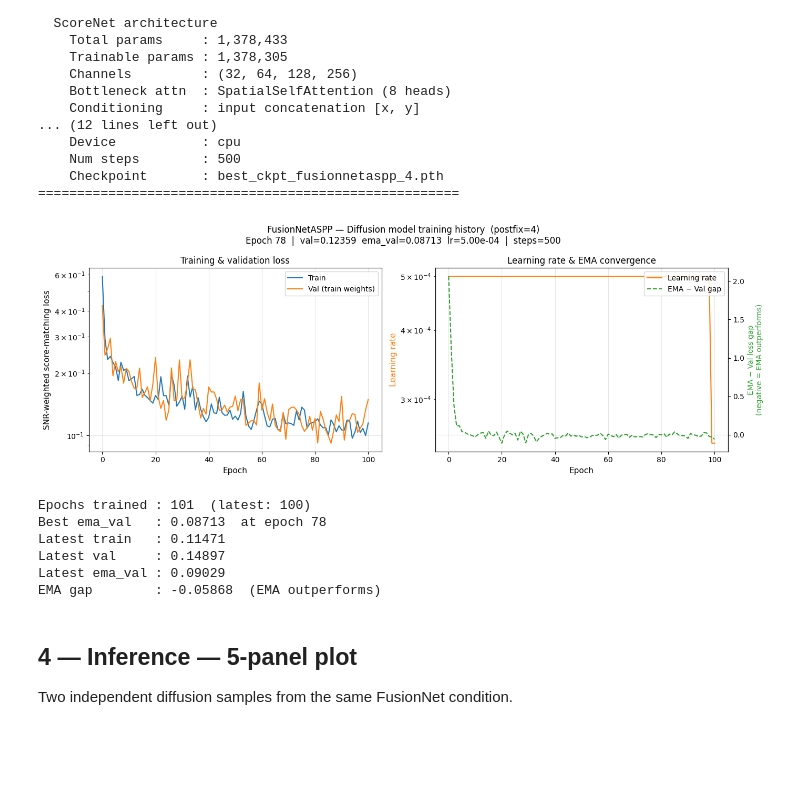
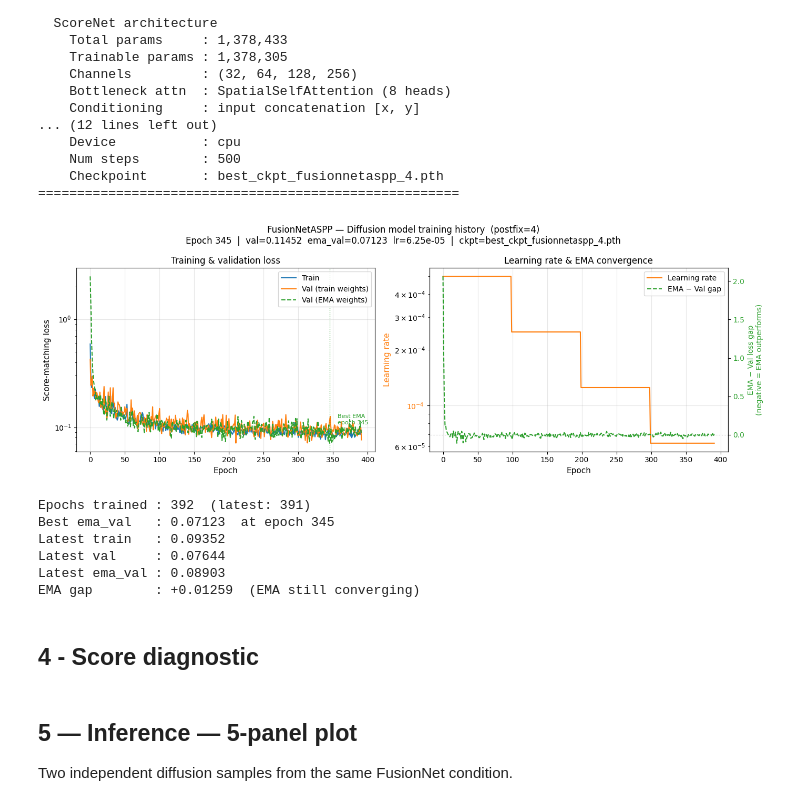
Before and after one commit to NinnaL/Master-thesis---Super-resolution-sea-ice-concentration-using-generative-AI, a Jupyter notebook: Code/lib/diffusion/diffusion_SR_ASIP_from_AMSR2.ipynb, the cells around one changed output. Saved outputs shown, nothing was run; the diff lists cells and outputs as text; code cells hidden in the pictures; blank space fills up the shorter version.

```diff
--- a/Code/lib/diffusion/diffusion_SR_ASIP_from_AMSR2.ipynb
+++ b/Code/lib/diffusion/diffusion_SR_ASIP_from_AMSR2.ipynb
@@ -162,46 +162,39 @@ print("=" * 54)
     Checkpoint       : best_ckpt_fusionnetaspp_4.pth
 ======================================================
 # %%
-if not os.path.exists(HISTORY_PATH):
+if not _h:
     print('No history file found — run training first.')
 else:
-    with open(HISTORY_PATH) as f:
-        history = json.load(f)
-
-    epochs     = history['epoch']
-    train_loss = history['train_loss']
-    val_loss   = history['val_loss']
-    ema_loss   = history.get('ema_val_loss', [])
+    epochs     = _h['epoch']
+    train_loss = _h['train_loss']
+    val_loss   = _h['val_loss']
+    ema_loss   = _h.get('ema_val_loss', [])
 
     fig, axes = plt.subplots(1, 2, figsize=(14, 5))
 
     # ── Left: loss curves ─────────────────────────────────────────────────────
     axes[0].plot(epochs, train_loss, label='Train',               linewidth=1.5, color='tab:blue')
     axes[0].plot(epochs, val_loss,   label='Val (train weights)', linewidth=1.5, color='tab:orange')
-    # if ema_loss:
-    #     axes[0].plot(epochs, ema_loss, label='Val (EMA weights)', linewidth=1.5,
-    #                  linestyle='--', color='tab:green')
+    if ema_loss:
+        axes[0].plot(epochs, ema_loss, label='Val (EMA weights)', linewidth=1.5,
+                     linestyle='--', color='tab:green')
+        best_idx = int(np.argmin(ema_loss))
+        axes[0].axvline(epochs[best_idx], color='tab:green', linestyle=':', linewidth=1, alpha=0.7)
+        axes[0].annotate(f'Best EMA\nepoch {epochs[best_idx]}',
+                         xy=(epochs[best_idx], ema_loss[best_idx]),
+                         xytext=(epochs[best_idx] + max(epochs) * 0.03, ema_loss[best_idx] * 1.5),
+                         fontsize=8, color='tab:green',
+                         arrowprops=dict(arrowstyle='->', color='tab:green', lw=0.8))
     axes[0].set_xlabel('Epoch', fontsize=11)
-    axes[0].set_ylabel('SNR-weighted score-matching loss', fontsize=11)
+    axes[0].set_ylabel('Score-matching loss', fontsize=11)
     axes[0].set_title('Training & validation loss', fontsize=12)
     axes[0].legend(loc='upper right', fontsize=10)
     axes[0].grid(True, alpha=0.3)
     if len(epochs) > 10:
         axes[0].set_yscale('log')
 
-    # Annotate best EMA epoch
-    # if ema_loss:
-    #     best_idx = int(np.argmin(ema_loss))
-    #     axes[0].axvline(epochs[best_idx], color='tab:green', linestyle=':', linewidth=1, alpha=0.7)
-    #     axes[0].annotate(f'Best EMA\nepoch {epochs[best_idx]}',
-    #                      xy=(epochs[best_idx], ema_loss[best_idx]),
-    #                      xytext=(epochs[best_idx] + max(epochs) * 0.03, ema_loss[best_idx] * 1.5),
-    #                      fontsize=8, color='tab:green',
-    #                      arrowprops=dict(arrowstyle='->', color='tab:green', lw=0.8))
-
     # ── Right: LR + EMA gap ───────────────────────────────────────────────────
-    ln1 = axes[1].plot(epochs, history['lr'], color='tab:orange',
-                       linewidth=1.5, label='Learning rate')
+    ln1 = axes[1].plot(epochs, _h['lr'], color='tab:orange', linewidth=1.5, label='Learning rate')
     axes[1].set_xlabel('Epoch', fontsize=11)
     axes[1].set_ylabel('Learning rate', fontsize=11, color='tab:orange')
     axes[1].tick_params(axis='y', labelcolor='tab:orange')
@@ -212,47 +205,46 @@ else:
     if ema_loss:
         ax2     = axes[1].twinx()
         ema_gap = [e - v for e, v in zip(ema_loss, val_loss)]
         ln2     = ax2.plot(epochs, ema_gap, color='tab:green', linewidth=1.5,
                            linestyle='--', label='EMA − Val gap')
         ax2.axhline(0, color='gray', linestyle=':', linewidth=0.8, alpha=0.6)
         ax2.set_ylabel('EMA − Val loss gap\n(negative = EMA outperforms)', fontsize=10,
                        color='tab:green')
+        ax2.tick_params(axis='y', labelcolor='tab:green')
+        lns  = ln1 + ln2
+        labs = [l.get_label() for l in lns]
+        ax2.legend(lns, labs, loc='upper right', fontsize=10)
 
-        # Combined legend for both y-axes
-        lns   = ln1 + ln2
-        labs  = [l.get_label() for l in lns]
-        ax2.legend(lns, labs, loc='upper right', fontsize=10)
     _epoch     = diff_info['epoch']
     _val       = diff_info['val_loss']
     _ema_val   = diff_info['ema_val_loss']
     _lr        = _h['lr'][_h['epoch'].index(_epoch)] if _epoch in _h['epoch'] else float('nan')
     _ckpt_name = os.path.basename(BEST_CKPT if os.path.exists(BEST_CKPT) else DIFF_CKPT)
-
-    subtitle = (f'Epoch {_epoch}  |  val={_val:.5f}  ema_val={_ema_val:.5f}  '
-                f'lr={_lr:.2e}  |  steps={NUM_STEPS}')
+    subtitle   = (f'Epoch {_epoch}  |  val={_val:.5f}  ema_val={_ema_val:.5f}  '
+                  f'lr={_lr:.2e}  |  ckpt={_ckpt_name}')
 
     plt.suptitle(f'{mdl_cls.name} — Diffusion model training history  (postfix={postfix})\n{subtitle}',
                  fontsize=12)
     plt.tight_layout()
     plt.show()
 
-    # ── Summary stats ─────────────────────────────────────────────────────────
     ref        = ema_loss if ema_loss else val_loss
     best_idx   = int(np.argmin(ref))
-    best_epoch = epochs[best_idx]
     print(f'Epochs trained : {len(epochs)}  (latest: {epochs[-1]})')
-    print(f'Best ema_val   : {min(ref):.5f}  at epoch {best_epoch}')
+    print(f'Best ema_val   : {min(ref):.5f}  at epoch {epochs[best_idx]}')
     print(f'Latest train   : {train_loss[-1]:.5f}')
     print(f'Latest val     : {val_loss[-1]:.5f}')
     if ema_loss:
         print(f'Latest ema_val : {ema_loss[-1]:.5f}')
         print(f'EMA gap        : {ema_gap[-1]:+.5f}  '
               f'({"EMA outperforms" if ema_gap[-1] < 0 else "EMA still converging"})')
 # %% [output]
-[figure, old version]
+[figure, new version]
-Epochs trained : 101  (latest: 100)
-Best ema_val   : 0.08713  at epoch 78
-Latest train   : 0.11471
-Latest val     : 0.14897
-Latest ema_val : 0.09029
-EMA gap        : -0.05868  (EMA outperforms)
+Epochs trained : 392  (latest: 391)
+Best ema_val   : 0.07123  at epoch 345
+Latest train   : 0.09352
+Latest val     : 0.07644
+Latest ema_val : 0.08903
+EMA gap        : +0.01259  (EMA still converging)
+# %% [markdown]
+## 4 - Score diagnostic
@@ -259,4 +284,4 @@ EMA gap        : -0.05868  (EMA outperforms)
 # %% [markdown]
-## 4 — Inference — 5-panel plot
+## 5 — Inference — 5-panel plot
 Two independent diffusion samples from the same FusionNet condition.
 # %%
```
Also changed, not shown: parts of 15 cells of this notebook, 22 other files.
